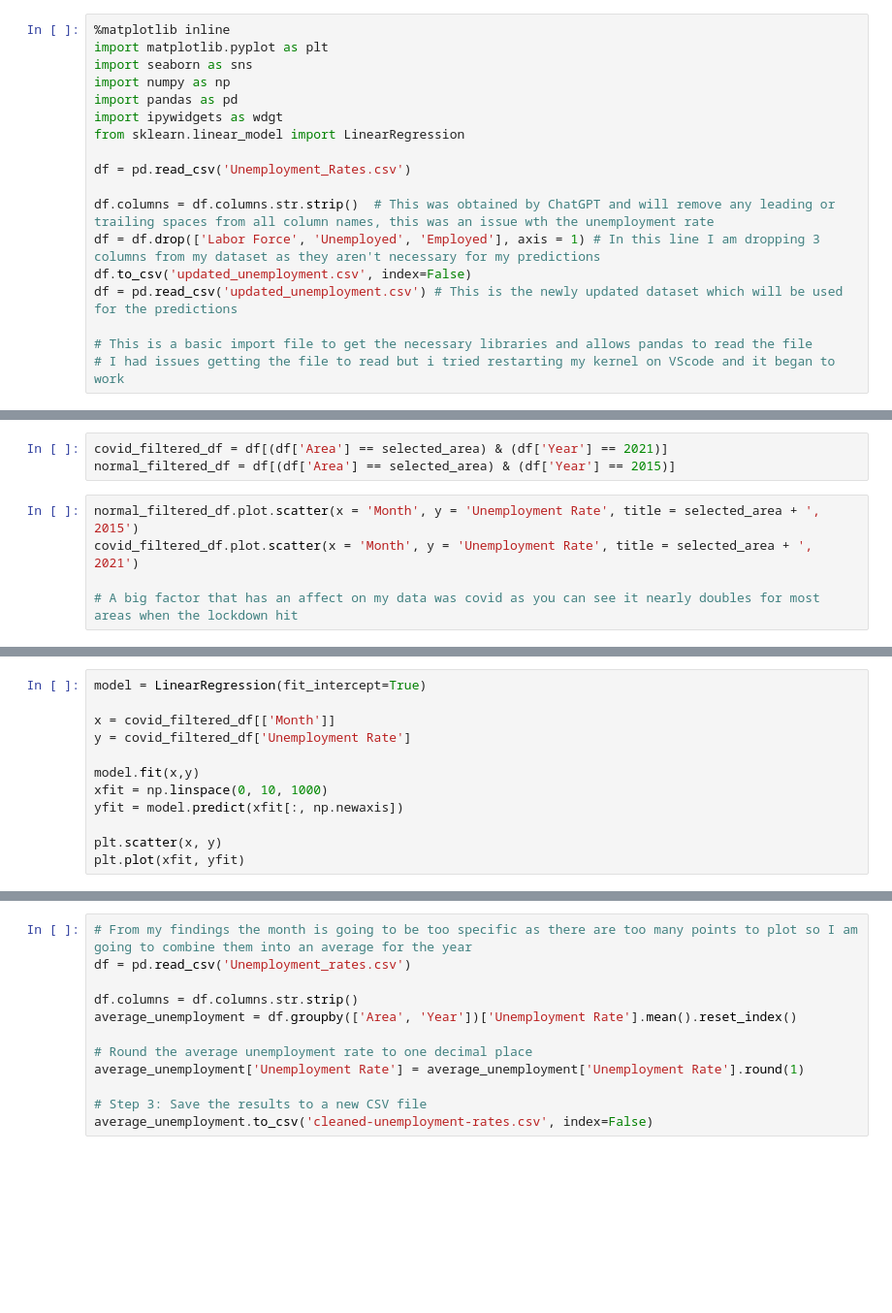
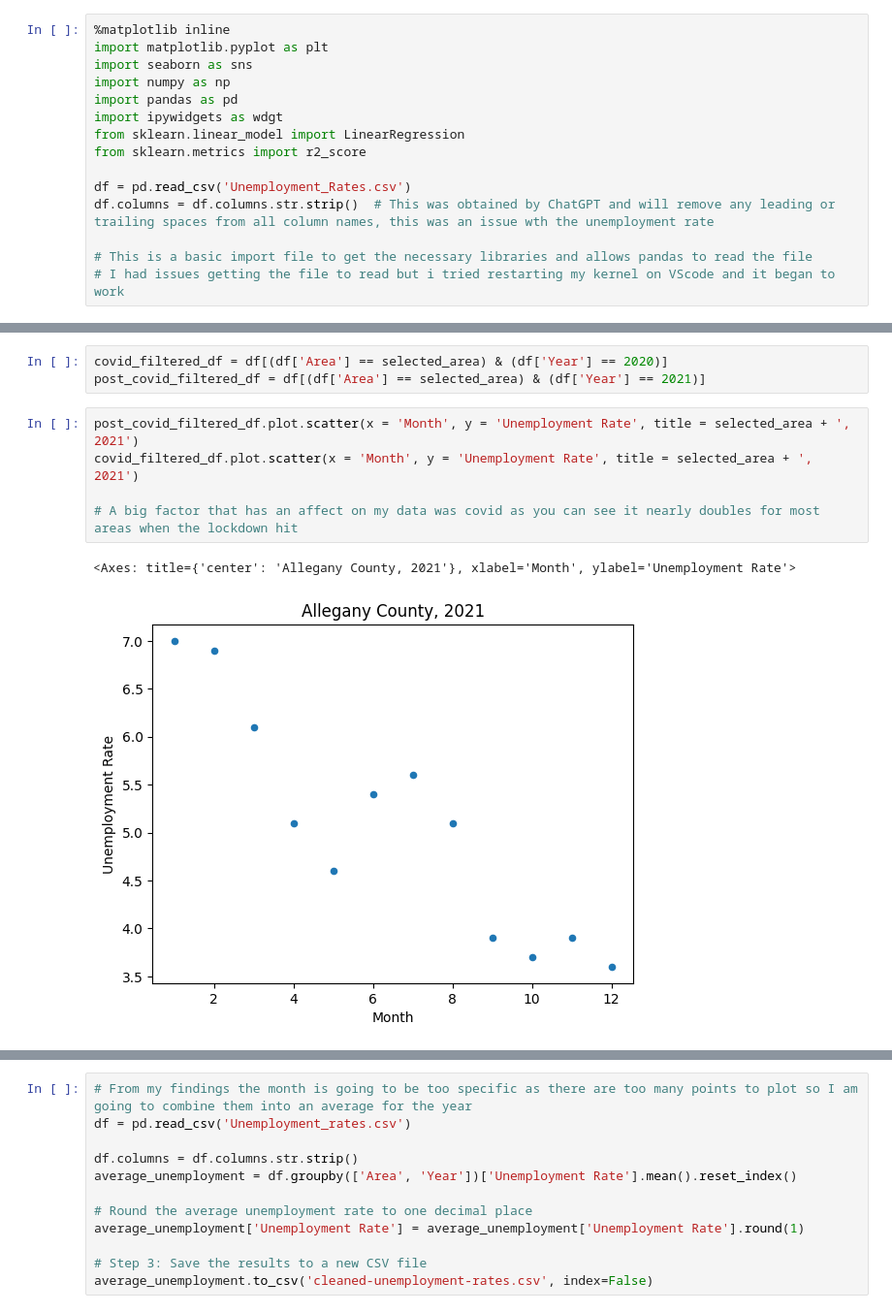
Before and after one commit to DoyleAaron/Data-Science-Year-4, a Jupyter notebook: Unemployment-Rates/Unemployment.ipynb, the cells around one changed output, grey strips where cells are left out. Shown: that part at 97% size. Drawn from its saved outputs; the diff is of its cells as text; blank space fills up the shorter version.

Commit message:
Tidied Unemployment
Just tidying and commenting my findings on the data

```diff
--- a/Unemployment-Rates/Unemployment.ipynb
+++ b/Unemployment-Rates/Unemployment.ipynb
@@ -6,13 +6,10 @@ import numpy as np
 import pandas as pd
 import ipywidgets as wdgt
 from sklearn.linear_model import LinearRegression
+from sklearn.metrics import r2_score
 
 df = pd.read_csv('Unemployment_Rates.csv')
-
 df.columns = df.columns.str.strip()  # This was obtained by ChatGPT and will remove any leading or trailing spaces from all column names, this was an issue wth the unemployment rate
-df = df.drop(['Labor Force', 'Unemployed', 'Employed'], axis = 1) # In this line I am dropping 3 columns from my dataset as they aren't necessary for my predictions
-df.to_csv('updated_unemployment.csv', index=False)
-df = pd.read_csv('updated_unemployment.csv') # This is the newly updated dataset which will be used for the predictions
 
 # This is a basic import file to get the necessary libraries and allows pandas to read the file
 # I had issues getting the file to read but i tried restarting my kernel on VScode and it began to work
@@ -48,8 +65,11 @@ print(unemployment_rates)
 # %%
-covid_filtered_df = df[(df['Area'] == selected_area) & (df['Year'] == 2021)]
-normal_filtered_df = df[(df['Area'] == selected_area) & (df['Year'] == 2015)]
+covid_filtered_df = df[(df['Area'] == selected_area) & (df['Year'] == 2020)]
+post_covid_filtered_df = df[(df['Area'] == selected_area) & (df['Year'] == 2021)]
 # %%
-normal_filtered_df.plot.scatter(x = 'Month', y = 'Unemployment Rate', title = selected_area + ', 2015')
+post_covid_filtered_df.plot.scatter(x = 'Month', y = 'Unemployment Rate', title = selected_area + ', 2021')
 covid_filtered_df.plot.scatter(x = 'Month', y = 'Unemployment Rate', title = selected_area + ', 2021')
 
 # A big factor that has an affect on my data was covid as you can see it nearly doubles for most areas when the lockdown hit
+# %% [output]
+<Axes: title={'center': 'Allegany County, 2021'}, xlabel='Month', ylabel='Unemployment Rate'>
+[figure, added]
@@ -56,12 +76,0 @@ covid_filtered_df.plot.scatter(x = 'Month', y = 'Unemployment Rate', title = sel
-# %%
-model = LinearRegression(fit_intercept=True)
-
-x = covid_filtered_df[['Month']]
-y = covid_filtered_df['Unemployment Rate']
-
-model.fit(x,y)
-xfit = np.linspace(0, 10, 1000)
-yfit = model.predict(xfit[:, np.newaxis])
-
-plt.scatter(x, y)
-plt.plot(xfit, yfit)
```
Also changed, not shown: parts of 6 cells of this notebook.
